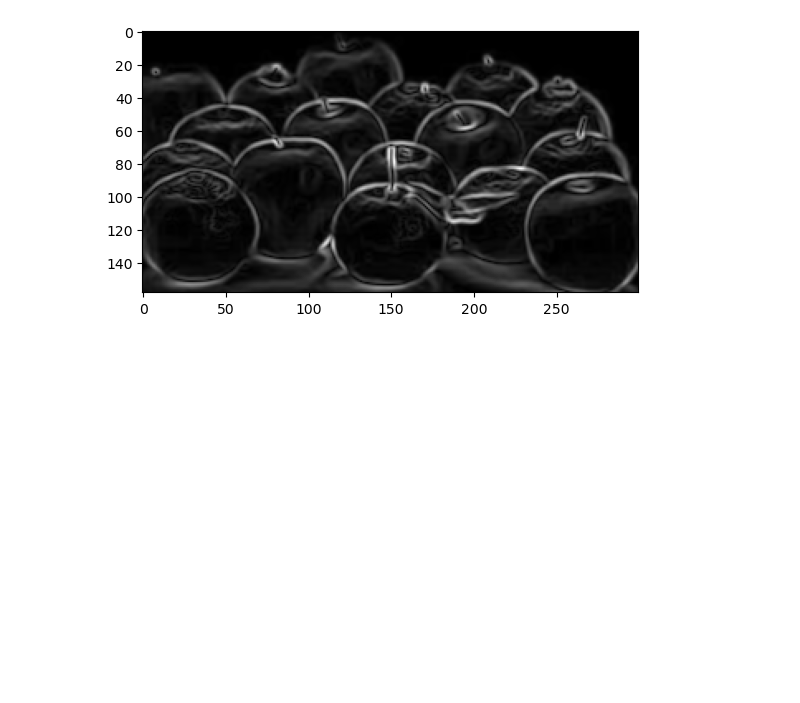
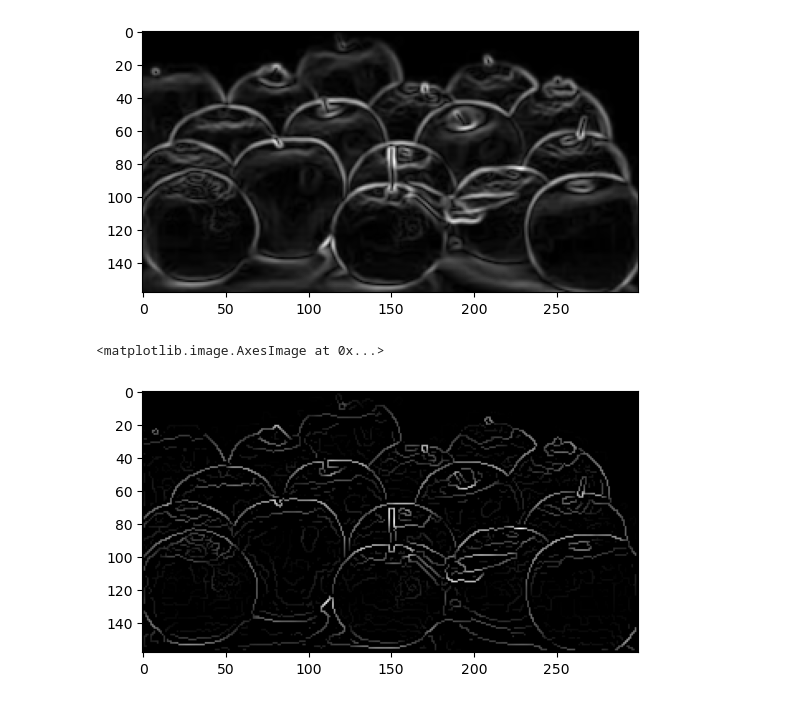
Before and after one commit to Dananjay996/MachineVision, a Jupyter notebook: Lab6.ipynb, the cells around one changed output. Saved outputs shown, nothing was run; the diff lists cells and outputs as text; code cells hidden in the pictures; blank space fills up the shorter version.

```diff
--- a/Lab6.ipynb
+++ b/Lab6.ipynb
@@ -104,0 +104,44 @@ plt.imshow(sobel_filtered_image, cmap='gray')
+# %%
+# Non-max Supression
+def non_max_supression(sobel_filtered_image, angle):
+    nms = np.zeros_like(sobel_filtered_image)
+    angle = angle * 180. / np.pi
+    angle[angle < 0] += 180
+
+    for i in range(1, sobel_filtered_image.shape[0] - 1):
+        for j in range(1, sobel_filtered_image.shape[1] - 1):
+            try:
+                q = 255
+                r = 255
+
+                # Angle 0
+                if (0 <= angle[i, j] < 22.5) or (157.5 <= angle[i, j] <= 180):
+                    q = sobel_filtered_image[i, j + 1]
+                    r = sobel_filtered_image[i, j - 1]
+                # Angle 45
+                elif 22.5 <= angle[i, j] < 67.5:
+                    q = sobel_filtered_image[i + 1, j - 1]
+                    r = sobel_filtered_image[i - 1, j + 1]
+                # Angle 90
+                elif 67.5 <= angle[i, j] < 112.5:
+                    q = sobel_filtered_image[i + 1, j]
+                    r = sobel_filtered_image[i - 1, j]
+                # Angle 135
+                elif 112.5 <= angle[i, j] < 157.5:
+                    q = sobel_filtered_image[i - 1, j - 1]
+                    r = sobel_filtered_image[i + 1, j + 1]
+
+                if (sobel_filtered_image[i, j] >= q) and (sobel_filtered_image[i, j] >= r):
+                    nms[i, j] = sobel_filtered_image[i, j]
+                else:
+                    nms[i, j] = 0
+            except IndexError as e:
+                pass
+    return nms
+
+non_max_supressed_image = non_max_supression(sobel_filtered_image, sobel_theta)
+# %%
+plt.imshow(non_max_supressed_image, cmap='gray')
+# %% [output]
+<matplotlib.image.AxesImage at 0x...>
+[figure, added]
```
Also changed, not shown: parts of 5 cells of this notebook.
